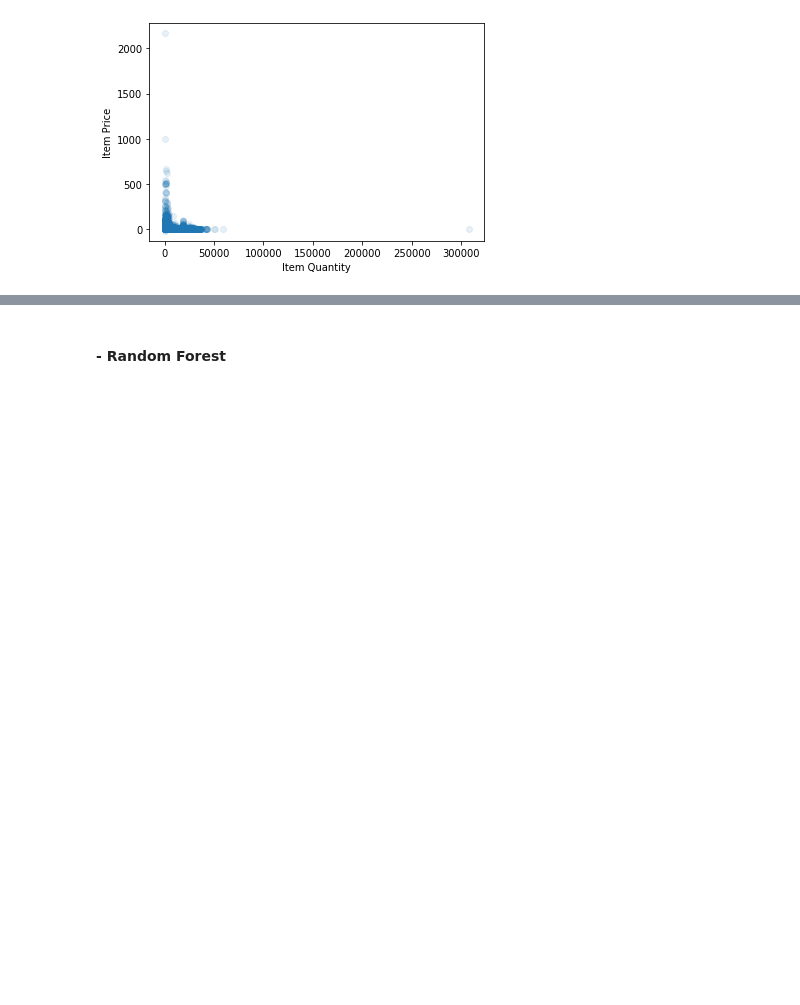
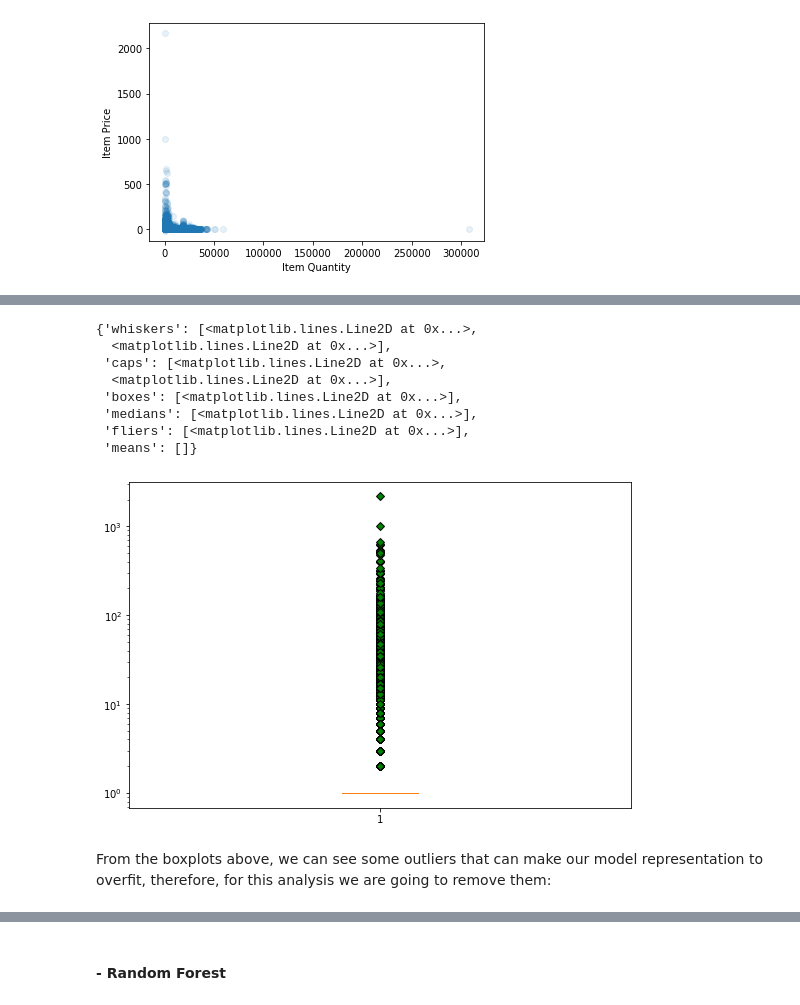
Before and after one commit to davidhoga89/Data_Science_Kaggle, a Jupyter notebook: Final_Project/Final_Project_Kaggle_Coursera.ipynb, the cells around one changed output, grey strips where cells are left out. Saved outputs shown, nothing was run; the diff lists cells and outputs as text; code cells hidden in the pictures; blank space fills up the shorter version.

```diff
--- a/Final_Project/Final_Project_Kaggle_Coursera.ipynb
+++ b/Final_Project/Final_Project_Kaggle_Coursera.ipynb
@@ -202,0 +211,17 @@ plt.show()
+# %%
+fig2 = plt.figure(1, figsize=(9, 6))
+ax2 = fig2.add_subplot(111)
+ax2.set_yscale("log")
+ax2.boxplot(df.item_cnt_day, flierprops=green_diamond)
+# %% [output]
+{'whiskers': [<matplotlib.lines.Line2D at 0x...>,
+  <matplotlib.lines.Line2D at 0x...>],
+ 'caps': [<matplotlib.lines.Line2D at 0x...>,
+  <matplotlib.lines.Line2D at 0x...>],
+ 'boxes': [<matplotlib.lines.Line2D at 0x...>],
+ 'medians': [<matplotlib.lines.Line2D at 0x...>],
+ 'fliers': [<matplotlib.lines.Line2D at 0x...>],
+ 'means': []}
+[figure, added]
+# %% [markdown]
+From the boxplots above, we can see some outliers that can make our model representation to overfit, therefore, for this analysis we are going to remove them:
```
Also changed, not shown: parts of 19 cells of this notebook.
